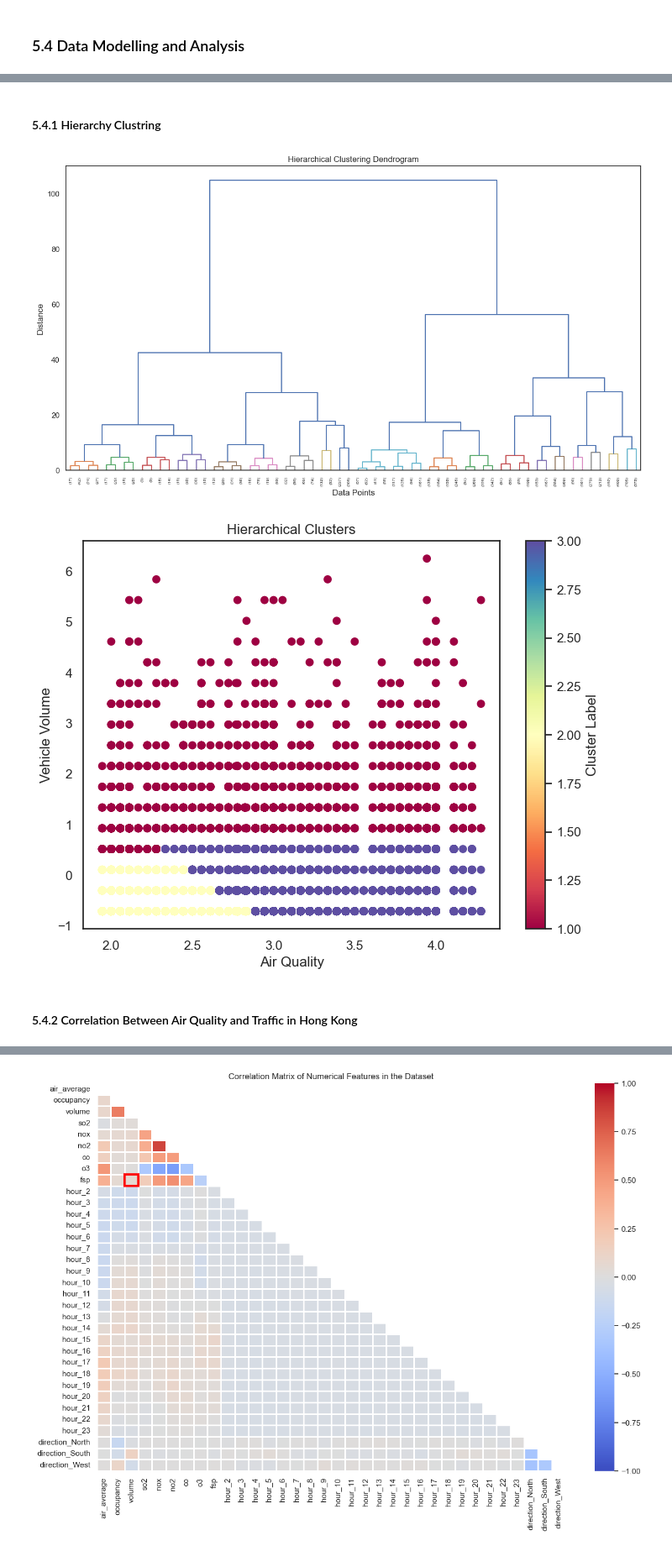
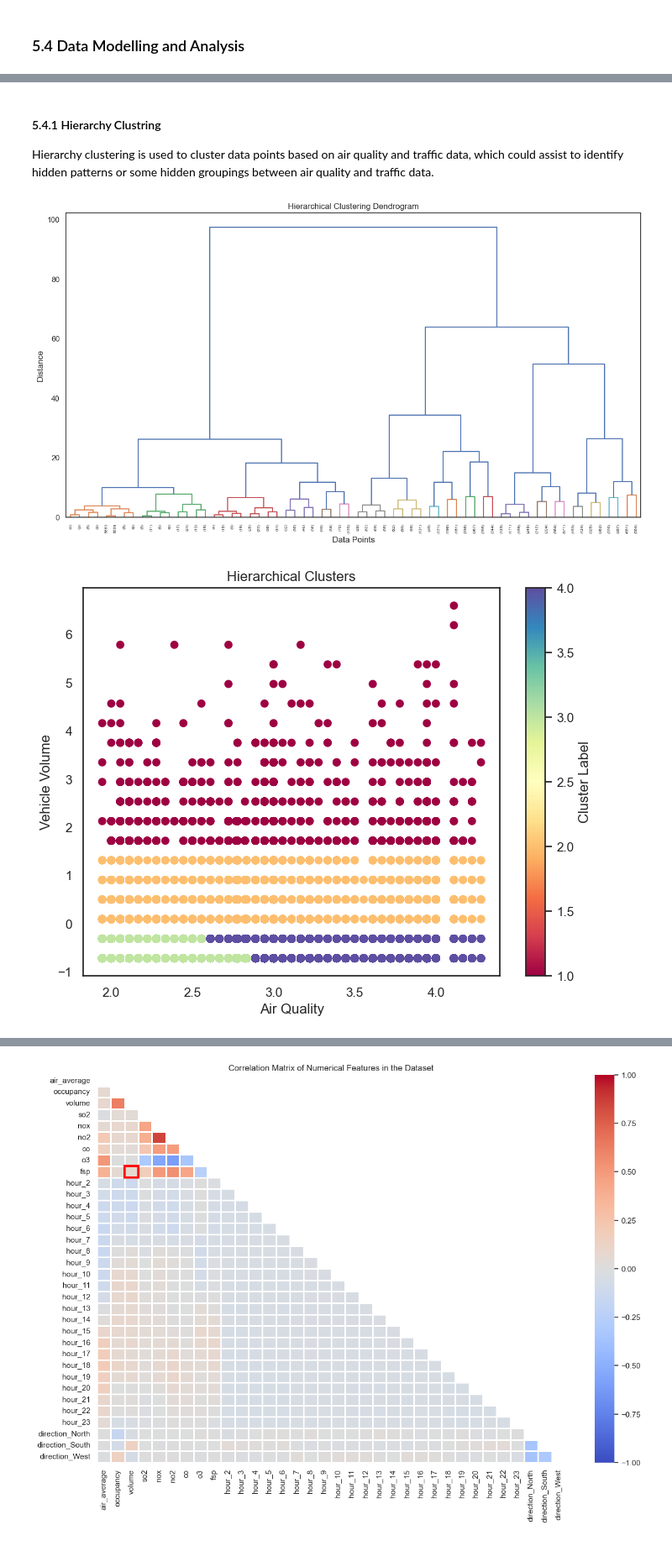
Before and after one commit to linxianying/G12_GuidedProject, a Jupyter notebook: traffic_air_sg.ipynb, the cells around one changed output, grey strips where cells are left out. Shown at 84% size. Drawn from its saved outputs; the diff is of its cells as text; code cells hidden in the pictures.

```diff
--- a/traffic_air_sg.ipynb
+++ b/traffic_air_sg.ipynb
@@ -1842,46 +1833,46 @@ print(features)
-# %% [markdown]
-#### 5.4.1 Hierarchy Clustring
+# %% [markdown]
+#### 5.4.1 Hierarchy Clustring
+<p>Hierarchy clustering is used to cluster data points based on air quality and traffic data, which could assist to identify hidden patterns or some hidden groupings between air quality and traffic data. </p>
 # %%
 import matplotlib.pyplot as plt
 from scipy.cluster.hierarchy import dendrogram, linkage, fcluster
 
 # Select relevant data columns for clustering
 features = data_encoded[['volume', 'air_average']]
 
 # Create a new linkage matrix with a different variable name
 linkage_matrix = linkage(features, method='ward')
 
 # Plot dendrogram to visualize the hierarchical structure
 plt.figure(figsize=(15, 8))
 
 # p limits the depth and truncate model limits the displayed cluster number
 dendrogram(linkage_matrix, truncate_mode='level', color_threshold=7.8, p=5)
 plt.title('Hierarchical Clustering Dendrogram')
 plt.xlabel('Data Points')
 plt.ylabel('Distance')
 plt.show()
-
-# Choose the number of clusters for subclustering (in this case, 3)
-num_clusters = 3
-
-# Assign labels to the cluster based on the number of clusters chosen
-cluster_labels = fcluster(linkage_matrix, t=num_clusters, criterion='maxclust')
-
-# Assign the cluster labels to the DataFrame
-data_encoded['Hierarchical_Labels'] = cluster_labels
-
-# Scatter plot for the clusters (visualizing 'volume' and 'occupancy')
-plt.figure(figsize=(8, 6))
-plt.scatter(data_encoded['air_average'],
-            data_encoded['volume'],
-            c=data_encoded['Hierarchical_Labels'], cmap='Spectral')
-plt.title('Hierarchical Clusters')
-plt.xlabel('Air Quality')
-plt.ylabel('Vehicle Volume')
-plt.colorbar(label='Cluster Label')
-plt.show()
 # %% [output]
-[figure, old version]
+[figure, new version]
-[figure, removed]
-# %% [markdown]
-#### 5.4.2 Correlation Between Air Quality and Traffic in Hong Kong
+# %%
+# Choose the number of clusters for subclustering (in above case, 4)
+num_clusters = 4
+
+# Assign labels to the cluster based on the number of clusters chosen
+cluster_labels = fcluster(linkage_matrix, t=num_clusters, criterion='maxclust')
+
+# Assign the cluster labels to the DataFrame
+data_encoded['Hierarchical_Labels'] = cluster_labels
+
+# Scatter plot for the clusters (visualizing 'volume' and 'occupancy')
+plt.figure(figsize=(8, 6))
+plt.scatter(data_encoded['air_average'],
+            data_encoded['volume'],
+            c=data_encoded['Hierarchical_Labels'], cmap='Spectral')
+plt.title('Hierarchical Clusters')
+plt.xlabel('Air Quality')
+plt.ylabel('Vehicle Volume')
+plt.colorbar(label='Cluster Label')
+plt.show()
+# %% [output]
+[figure, added]
```
Also changed, not shown: parts of 29 cells of this notebook.
